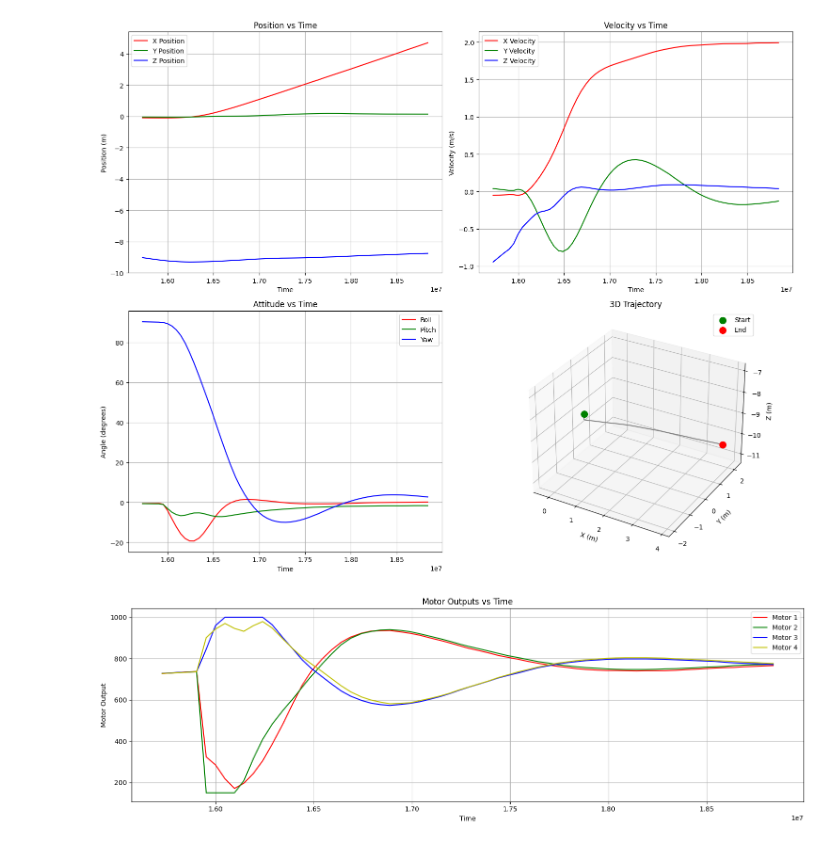
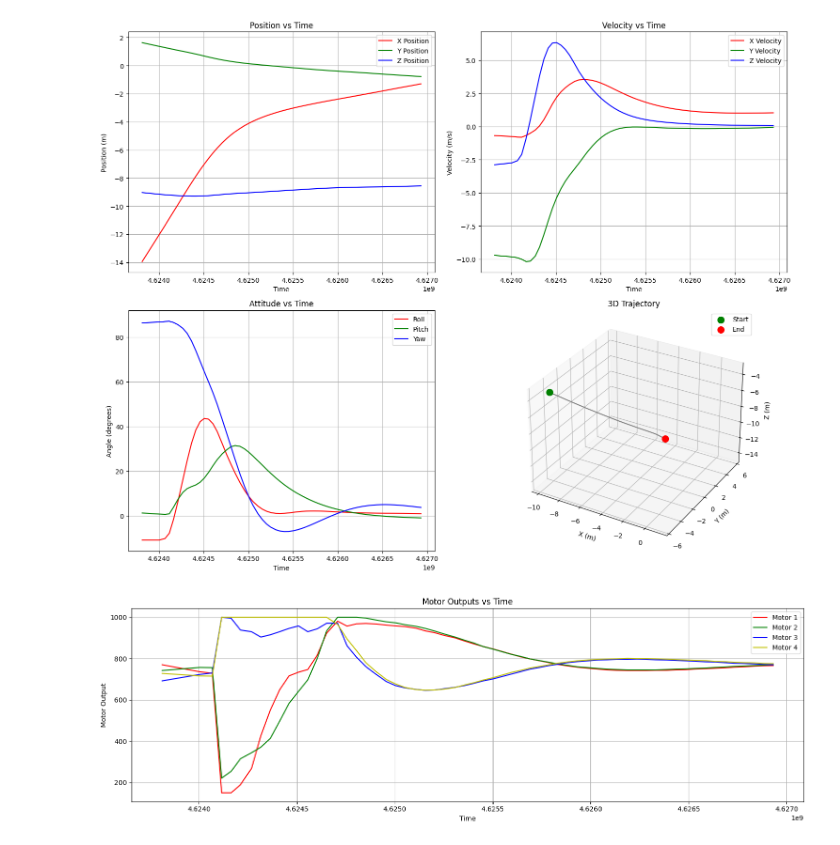
Before and after one commit to EashanVytla/DreamingFalconROS, a Jupyter notebook: src/px4_ros_com/src/ff_comparison.ipynb, the cells around one changed output. Cells and saved outputs as stored; diff of their text form; code cells hidden in the pictures.

```diff
--- a/src/px4_ros_com/src/ff_comparison.ipynb
+++ b/src/px4_ros_com/src/ff_comparison.ipynb
@@ -2,7 +2,7 @@
 import pandas as pd
 
 # Read the CSV file
-df = pd.read_csv('/home/eashan/workspace/DreamingFalconROS/flight_logs/flight_data_20250414-121426.csv')
+df = pd.read_csv('/home/eashan/workspace/DreamingFalconROS/flight_logs/flight_data_20250420-131528.csv')
 
 # Access the data
 positions = df[['x', 'y', 'z']].values
@@ -71,35 +71,35 @@ ax4.legend()
 # Make the axes equal for the 3D plot to avoid distortion
 max_range = max(
     np.ptp(df['x']),
     np.ptp(df['y']),
     np.ptp(df['z'])
 )
 mid_x = np.mean(df['x'])
 mid_y = np.mean(df['y'])
 mid_z = np.mean(df['z'])
 ax4.set_xlim(mid_x - max_range/2, mid_x + max_range/2)
 ax4.set_ylim(mid_y - max_range/2, mid_y + max_range/2)
 ax4.set_zlim(mid_z - max_range/2, mid_z + max_range/2)
 
 plt.tight_layout()
 plt.show()
 
 # Additionally, let's create plots for the motor outputs
 plt.figure(figsize=(15, 5))
 plt.plot(time_data, df['motor1'], 'r-', label='Motor 1')
 plt.plot(time_data, df['motor2'], 'g-', label='Motor 2')
 plt.plot(time_data, df['motor3'], 'b-', label='Motor 3')
 plt.plot(time_data, df['motor4'], 'y-', label='Motor 4')
 plt.title('Motor Outputs vs Time')
 plt.xlabel('Time')
 plt.ylabel('Motor Output')
 plt.grid(True)
 plt.legend()
 plt.tight_layout()
 plt.show()
 # %% [output]
-[figure, old version]
+[figure, new version]
-[figure, old version]
+[figure, new version]
 # %%
 import torch
 from models import WorldModelRNN
```
Also changed, not shown: parts of 1 cell of this notebook, 7 other files.
